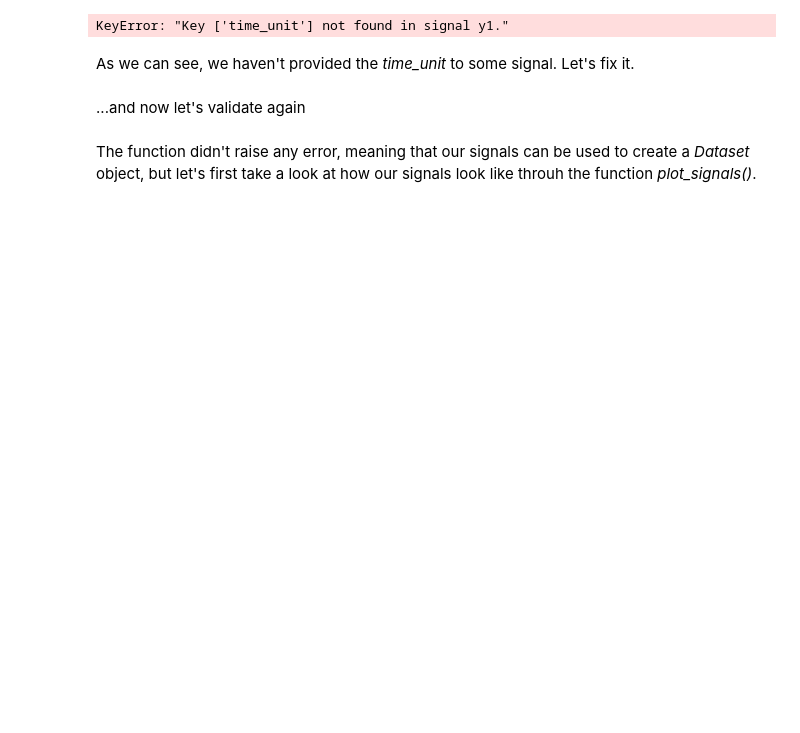
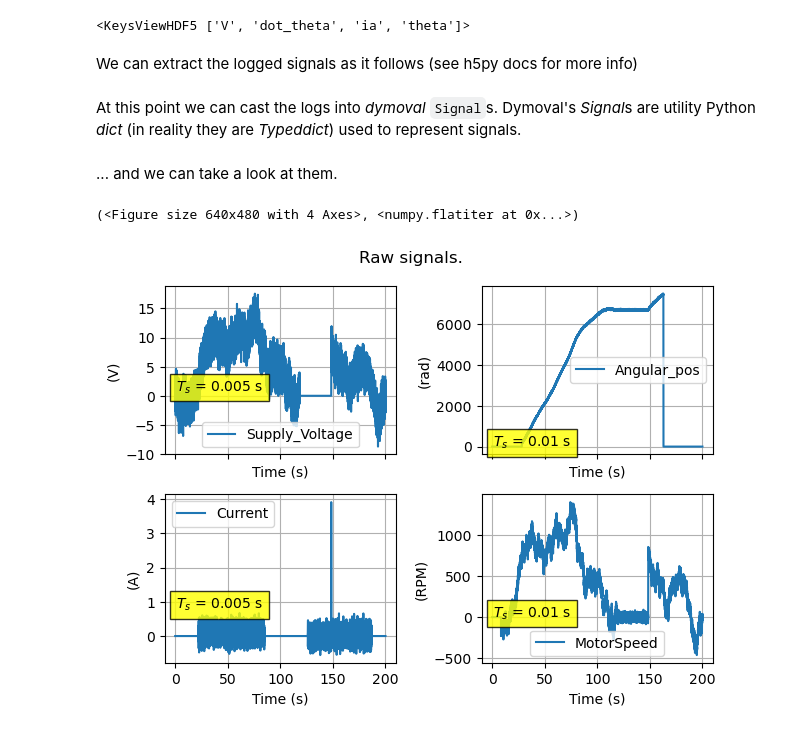
Before and after one commit to VolvoGroup/dymoval, a Jupyter notebook: scripts/tutorial.ipynb, the cells around one changed output. Saved outputs shown, nothing was run; the diff lists cells and outputs as text; code cells hidden in the pictures; blank space fills up the shorter version.

```diff
--- a/scripts/tutorial.ipynb
+++ b/scripts/tutorial.ipynb
@@ -118,0 +30,7 @@ Let's try
+# %%
+logs = h5py.File('./ElMotorLogs.h5', 'r')
+logs["signals"].keys()
+# %% [output]
+<KeysViewHDF5 ['V', 'dot_theta', 'ia', 'theta']>
+# %% [markdown]
+We can extract the logged signals as it follows (see h5py docs for more info)
@@ -118,0 +42,3 @@ Let's try
+# %% [markdown]
+At this point we can cast the logs into *dymoval* `Signal`s.
+Dymoval's *Signal*s are utility Python *dict* (in reality they are *Typeddict*) used to represent signals.
@@ -119,6 +56,7 @@ Let's try
+# %% [markdown]
+... and we can take a look at them.
 # %%
-dmv.validate_signals(signal_list)
+dmv.plot_signals(*signal_list)
 # %% [output]
-KeyError: "Key ['time_unit'] not found in signal y1."
+(<Figure size 640x480 with 4 Axes>, <numpy.flatiter at 0x...>)
+[figure, added]
-# %% [markdown]
-As we can see, we haven't provided the *time_unit* to some signal. Let's fix it.
@@ -140,2 +62,0 @@ first_output_idx = len(input_signal_names)
-# %% [markdown]
-...and now let's validate again
@@ -144,2 +62,0 @@ dmv.validate_signals(signal_list)
-# %% [markdown]
-The function didn't raise any error, meaning that our signals can be used to create a *Dataset* object, but let's first take a look at how our signals look like throuh the function *plot_signals()*.
```
Also changed, not shown: parts of 87 cells of this notebook, 12 other files.
